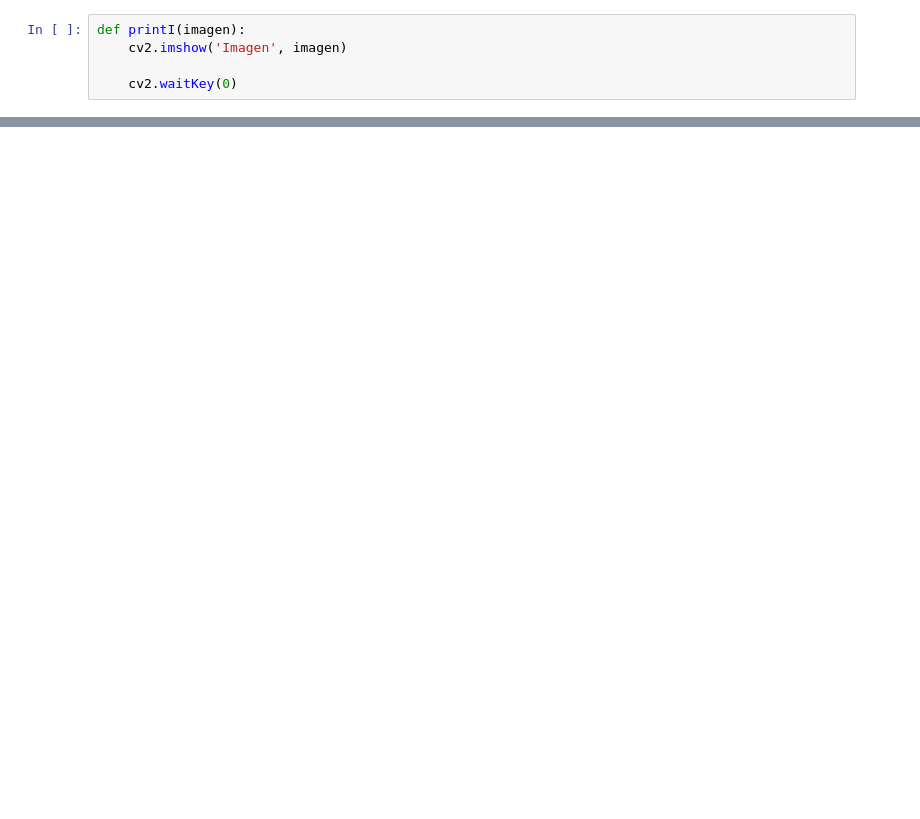
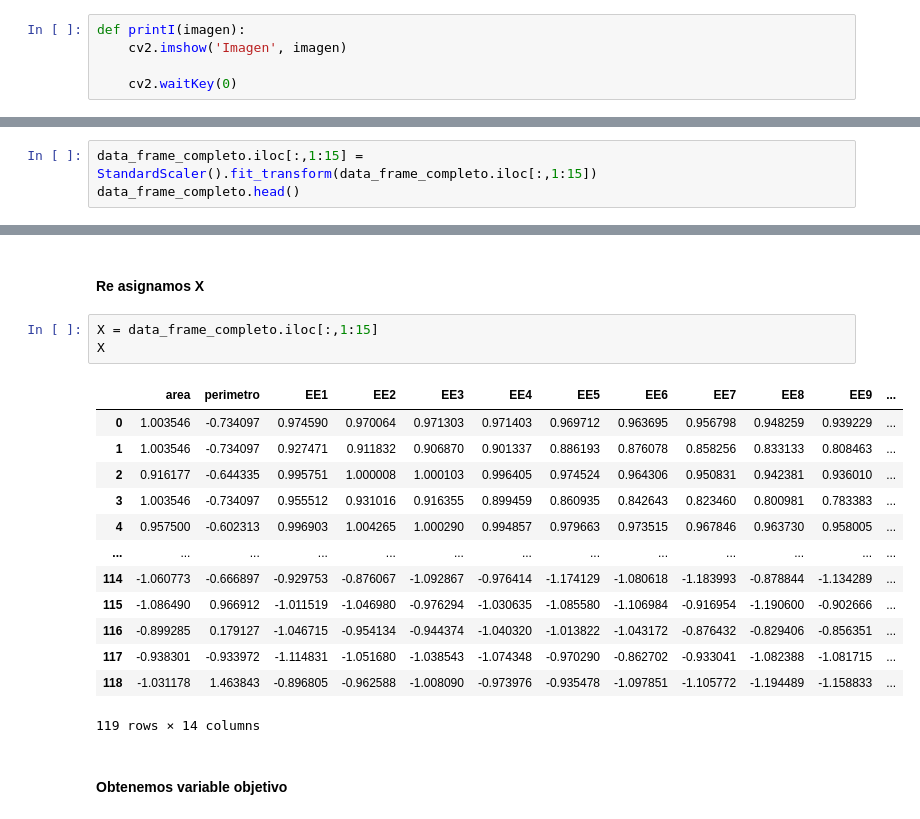
Before and after one commit to AntoMB3/Machine_learning_uaa, a Jupyter notebook: Red_Neuronal_detectar_firmas.ipynb, the cells around one changed output, grey strips where cells are left out. Cells and saved outputs as stored; diff of their text form; blank space fills up the shorter version.

```diff
--- a/Red_Neuronal_detectar_firmas.ipynb
+++ b/Red_Neuronal_detectar_firmas.ipynb
@@ -72,0 +427,3 @@ Vector de características de trazos curvos:
+# %%
+data_frame_completo.iloc[:,1:15] = StandardScaler().fit_transform(data_frame_completo.iloc[:,1:15])
+data_frame_completo.head()
@@ -72,0 +437,21 @@ Vector de características de trazos curvos:
+# %% [markdown]
+#### Re asignamos X
+# %%
+X = data_frame_completo.iloc[:,1:15]
+X
+# %% [output]
+|  | area | perimetro | EE1 | EE2 | EE3 | EE4 | EE5 | EE6 | EE7 | EE8 | EE9 | ... |
+| 0 | 1.003546 | -0.734097 | 0.974590 | 0.970064 | 0.971303 | 0.971403 | 0.969712 | 0.963695 | 0.956798 | 0.948259 | 0.939229 | ... |
+| 1 | 1.003546 | -0.734097 | 0.927471 | 0.911832 | 0.906870 | 0.901337 | 0.886193 | 0.876078 | 0.858256 | 0.833133 | 0.808463 | ... |
+| 2 | 0.916177 | -0.644335 | 0.995751 | 1.000008 | 1.000103 | 0.996405 | 0.974524 | 0.964306 | 0.950831 | 0.942381 | 0.936010 | ... |
+| 3 | 1.003546 | -0.734097 | 0.955512 | 0.931016 | 0.916355 | 0.899459 | 0.860935 | 0.842643 | 0.823460 | 0.800981 | 0.783383 | ... |
+| 4 | 0.957500 | -0.602313 | 0.996903 | 1.004265 | 1.000290 | 0.994857 | 0.979663 | 0.973515 | 0.967846 | 0.963730 | 0.958005 | ... |
+| ... | ... | ... | ... | ... | ... | ... | ... | ... | ... | ... | ... | ... |
+| 114 | -1.060773 | -0.666897 | -0.929753 | -0.876067 | -1.092867 | -0.976414 | -1.174129 | -1.080618 | -1.183993 | -0.878844 | -1.134289 | ... |
+| 115 | -1.086490 | 0.966912 | -1.011519 | -1.046980 | -0.976294 | -1.030635 | -1.085580 | -1.106984 | -0.916954 | -1.190600 | -0.902666 | ... |
+| 116 | -0.899285 | 0.179127 | -1.046715 | -0.954134 | -0.944374 | -1.040320 | -1.013822 | -1.043172 | -0.876432 | -0.829406 | -0.856351 | ... |
+| 117 | -0.938301 | -0.933972 | -1.114831 | -1.051680 | -1.038543 | -1.074348 | -0.970290 | -0.862702 | -0.933041 | -1.082388 | -1.081715 | ... |
+| 118 | -1.031178 | 1.463843 | -0.896805 | -0.962588 | -1.008090 | -0.973976 | -0.935478 | -1.097851 | -1.105772 | -1.194489 | -1.158833 | ... |
+119 rows × 14 columns
+# %% [markdown]
+#### Obtenemos variable objetivo
```
Also changed, not shown: parts of 50 cells of this notebook, 20 other files.
